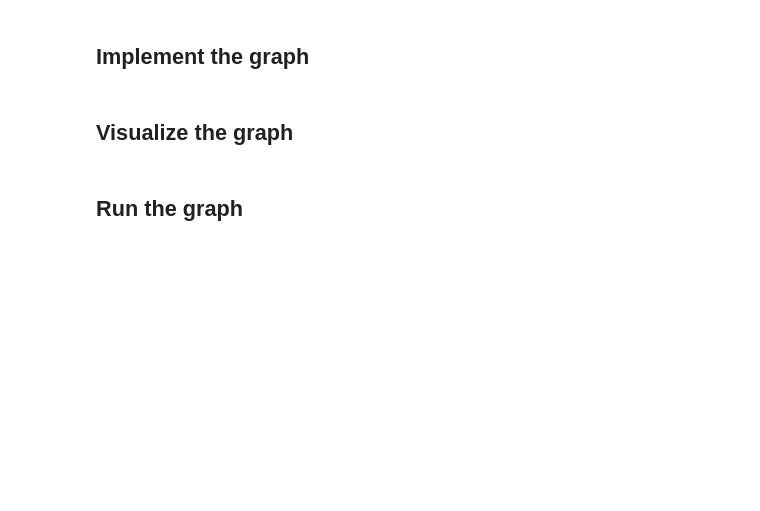
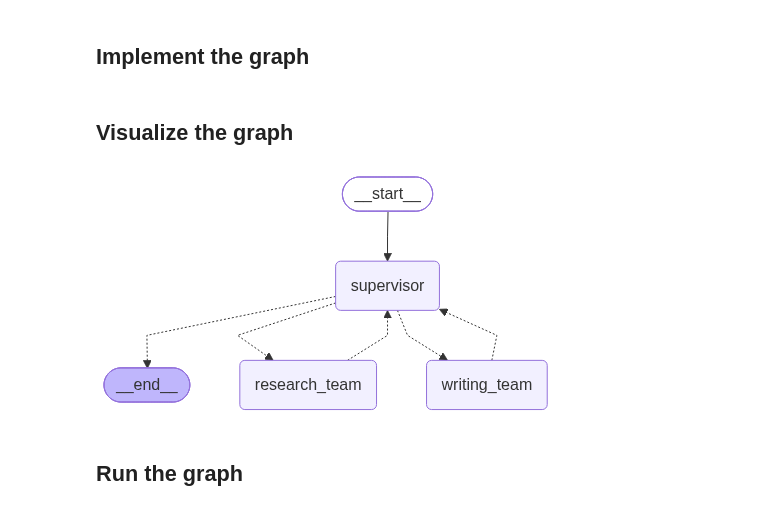
Before and after one commit to NatalyJaya/Personal-Medical-Research-Multi-Agent-System, a Jupyter notebook: DANA.ipynb, the cells around one changed output. Cells and saved outputs as stored; diff of their text form; code cells hidden in the pictures; blank space fills up the shorter version.

```diff
--- a/DANA.ipynb
+++ b/DANA.ipynb
@@ -384,7 +386,50 @@ for s in writing_graph.stream(
 # End-to-end Graph
 # %% [markdown]
 ## Implement the graph
+# %%
+teams_supervisor_node = make_supervisor_node(llm, ["research_team", "writing_team"])
+
+def call_research_team(state:State) -> Command[Literal["supervisor"]]:
+    response = research_graph.invoke({"messages": state["messages"][-1]})
+    return Command(
+        update = {
+            "messages" : [
+                HumanMessage(
+                    content=response["messages"][-1].content, name="research_team"
+                )
+            ]
+        },
+        goto="supervisor"
+    )
+
+def call_writing_team(state:State) -> Command[Literal["supervisor"]]:
+    response = writing_graph.invoke({"messages": state["messages"][-1]})
+    return Command(
+        update = {
+            "messages" : [
+                HumanMessage(
+                    content=response["messages"][-1].content, name="writing_team"
+                )
+            ]
+        },
+        goto="supervisor"
+    )
+
+
+super_builder = StateGraph(State)
+super_builder.add_node("supervisor", teams_supervisor_node)
+super_builder.add_node("research_team", call_research_team)
+super_builder.add_node("writing_team", call_writing_team)
+
+super_builder.add_edge(START, "supervisor")
+super_graph = super_builder.compile()
 # %% [markdown]
 ## Visualize the graph
+# %%
+from IPython.display import Image, display
+
+display(Image(super_graph.get_graph().draw_mermaid_png()))
+# %% [output]
+[figure, added]
 # %% [markdown]
 ## Run the graph
```
Also changed, not shown: parts of 8 cells of this notebook, 19 other files.
